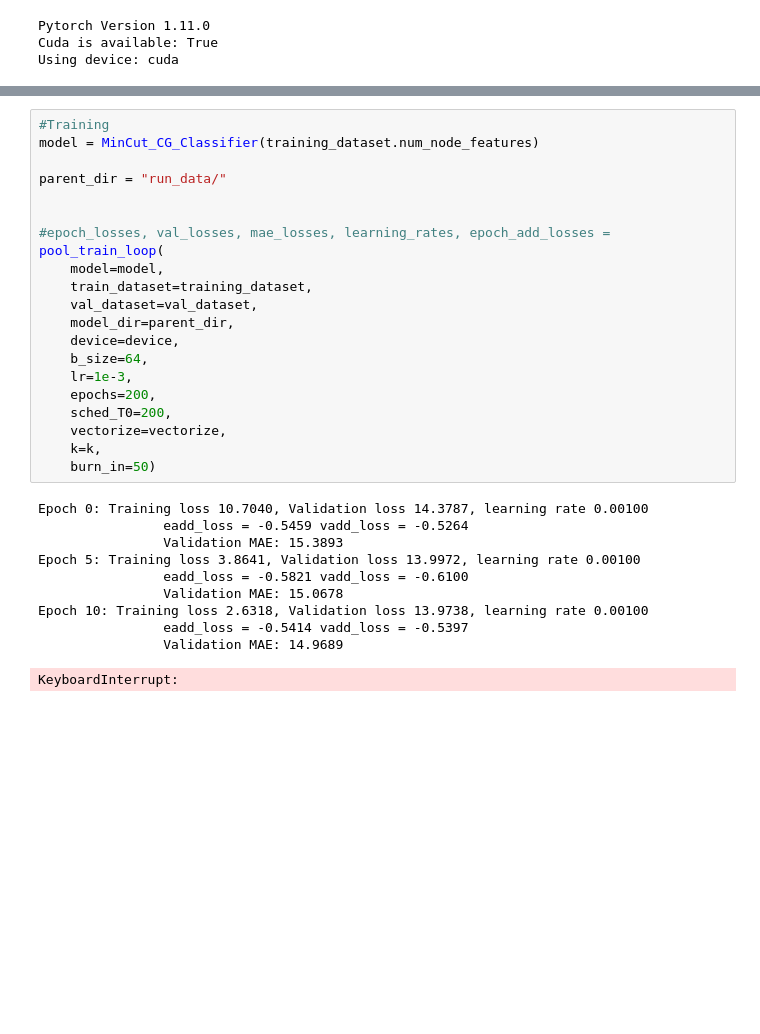
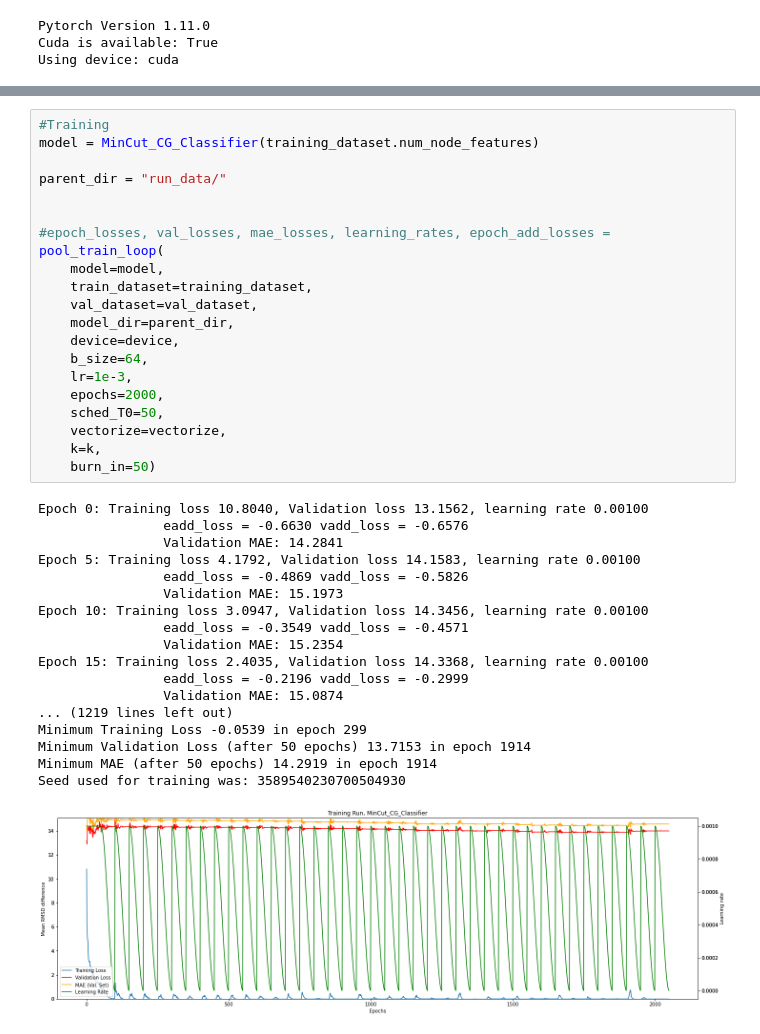
Before and after one commit to milang9/3d_classifier, a Jupyter notebook: 3d_classifier_PyG_pool.ipynb, the cells around one changed output, grey strips where cells are left out. Cells and saved outputs as stored; diff of their text form; blank space fills up the shorter version.

```diff
--- a/3d_classifier_PyG_pool.ipynb
+++ b/3d_classifier_PyG_pool.ipynb
@@ -70,35 +71,43 @@ TODO:
 # %%
 #Training
 model = MinCut_CG_Classifier(training_dataset.num_node_features)
 
 parent_dir = "run_data/"
 
 
 #epoch_losses, val_losses, mae_losses, learning_rates, epoch_add_losses =
 pool_train_loop(
     model=model,
     train_dataset=training_dataset,
     val_dataset=val_dataset,
     model_dir=parent_dir,
     device=device,
     b_size=64,
     lr=1e-3,
-    epochs=200,
-    sched_T0=200,
+    epochs=2000,
+    sched_T0=50,
     vectorize=vectorize,
     k=k,
     burn_in=50)
 # %% [output]
-Epoch 0: Training loss 10.7040, Validation loss 14.3787, learning rate 0.00100
-                eadd_loss = -0.5459 vadd_loss = -0.5264
-                Validation MAE: 15.3893
-Epoch 5: Training loss 3.8641, Validation loss 13.9972, learning rate 0.00100
-                eadd_loss = -0.5821 vadd_loss = -0.6100
-                Validation MAE: 15.0678
-Epoch 10: Training loss 2.6318, Validation loss 13.9738, learning rate 0.00100
-                eadd_loss = -0.5414 vadd_loss = -0.5397
-                Validation MAE: 14.9689
+Epoch 0: Training loss 10.8040, Validation loss 13.1562, learning rate 0.00100
+                eadd_loss = -0.6630 vadd_loss = -0.6576
+                Validation MAE: 14.2841
+Epoch 5: Training loss 4.1792, Validation loss 14.1583, learning rate 0.00100
+                eadd_loss = -0.4869 vadd_loss = -0.5826
+                Validation MAE: 15.1973
+Epoch 10: Training loss 3.0947, Validation loss 14.3456, learning rate 0.00100
+                eadd_loss = -0.3549 vadd_loss = -0.4571
+                Validation MAE: 15.2354
+Epoch 15: Training loss 2.4035, Validation loss 14.3368, learning rate 0.00100
+                eadd_loss = -0.2196 vadd_loss = -0.2999
+                Validation MAE: 15.0874
+... (1219 lines left out)
+Minimum Training Loss -0.0539 in epoch 299
+Minimum Validation Loss (after 50 epochs) 13.7153 in epoch 1914
+Minimum MAE (after 50 epochs) 14.2919 in epoch 1914
+Seed used for training was: 3589540230700504930
-KeyboardInterrupt:
+[figure, added]
 # %%
 #get training run data
 
```
Also changed, not shown: parts of 5 cells of this notebook, 3 other files.
